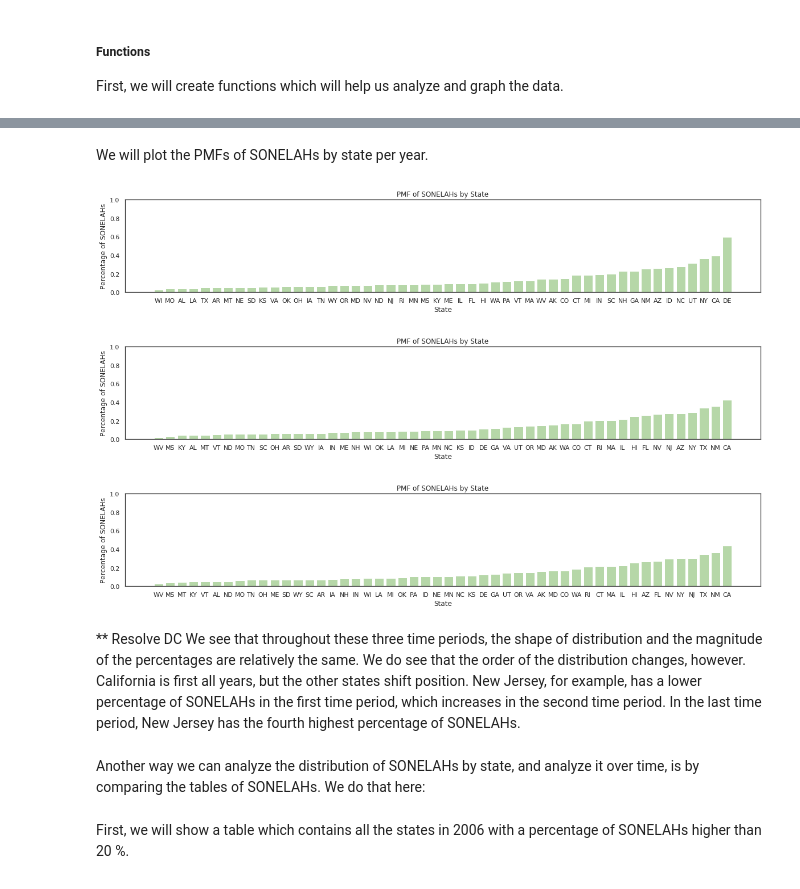
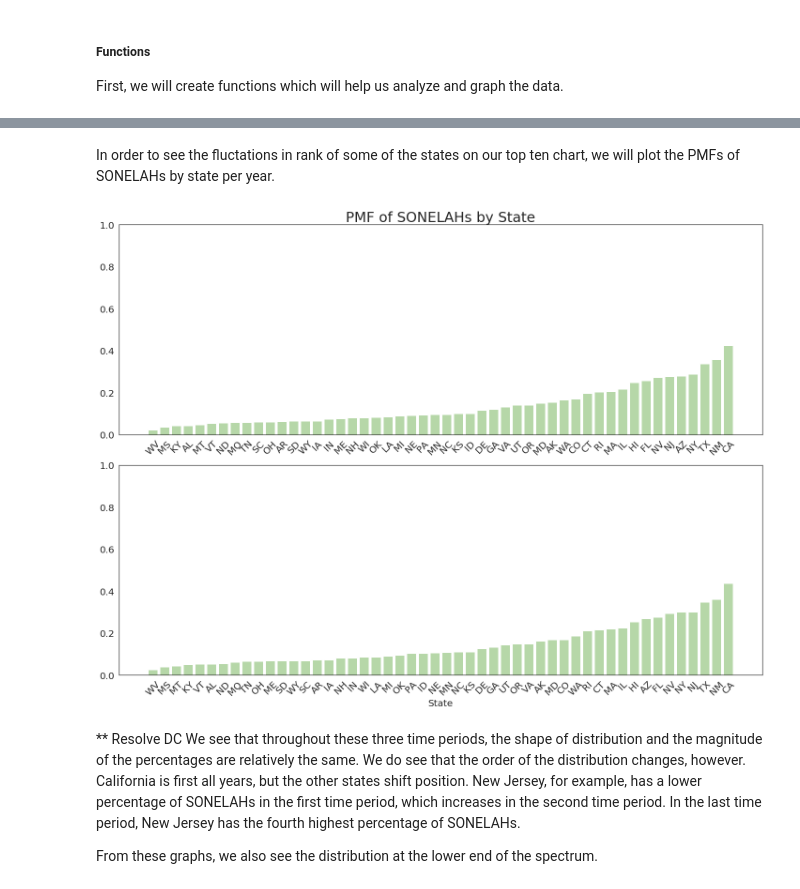
Before and after one commit to AllisonBusa/The-Mother-Tongue-of-US-Communities, a Jupyter notebook: finalfinal.ipynb, the cells around one changed output, grey strips where cells are left out. Drawn from its saved outputs; the diff is of its cells as text; code cells hidden in the pictures.

Commit message:
made subplots, reformatted table, talked about data

```diff
--- a/finalfinal.ipynb
+++ b/finalfinal.ipynb
@@ -154,7 +158,7 @@ def createPMFs(df):
 
     return df
 # %%
-def plotPMFs(df):
+def plotPMFs(df, ax=None):
     """
     Takes the dataframe which contains the number of EOS and SONELAHs per census file.
     Returns two graphs with PMF of only English speakers and PMF of speakers of
@@ -164,16 +168,19 @@ def plotPMFs(df):
     """
     dfwithPMF = createPMFs(df) #Adding a PMF column
     i =0 #begining a counter to help plot SONELAHs
-    plt.figure(figsize=(20, 3))
+    if ax is None:
+        plt.figure(figsize=(20, 3))
     for state in dfwithPMF["PMF"]:
-        plt.bar(i, state,  color='#B6D7A8')
+        ax.bar(i, state,  color='#B6D7A8')
         plt.autoscale(enable=True)
         plt.ylim([0.0,1.0])
-        plt.xticks(range(0,51), dfwithPMF["States"])
-        plt.title("PMF of SONELAHs by State")
-        plt.xlabel("State")
-        plt.ylabel("Percentage of SONELAHs")
+        plt.setp(ax, xticks=range(0,51), xticklabels=dfwithPMF["States"])
+        plt.setp(ax.get_xticklabels(), rotation=45)
+        plt.tick_params(axis='both', which='major', labelsize=20)
+        #ax.set_xlabel("State")
+        #ax.set_ylabel("Percentage of SONELAHs")
         i+=1
+    return ax
 # %%
 def createTemporalTable(df2000, df2006, df2009):
     """
@@ -258,23 +277,21 @@ createTemporalTable(df2000, df2006, df2009)
 # %% [markdown]
-We will plot the PMFs of SONELAHs by state per year.
+In order to see the fluctations in rank of some of the states on our top ten chart, we will plot the PMFs of SONELAHs by state per year.
-# %%
-one = plotPMFs(df2000)
-plotPMFs(df2006)
-plotPMFs(df2009)
-
-fig, (ax1,ax2) = plt.subplots(1,3, figsize=(10,4))  # 1 row, 2 columns
-plotPMFs(df2006, ax=ax1)
-df2.plot(..., ax=ax2)
-
-plt.tight_layout()
-# %% [output]
-[figure, removed]
-[figure, removed]
-[figure, removed]
+# %%
+
+fig, (ax1,ax2) = plt.subplots(2,1, figsize=(20,15), sharey=True)  # 1 row, 2 columns
+plotPMFs(df2006, ax=ax1)
+plotPMFs(df2009, ax=ax2)
+ax1.set_title('PMF of SONELAHs by State', fontsize=30)
+ax2.set_xlabel('State', fontsize=20)
+plt.setp(ax1.get_xticklabels(), rotation=45)
+ax1.tick_params(axis='both', which='major', labelsize=20)
+plt.tight_layout()
+# %% [output]
+[figure, added]
 # %% [markdown]
 ** Resolve DC
 We see that throughout these three time periods, the shape of distribution and the magnitude of the percentages are relatively the same. We do see that the order of the distribution changes, however. California is first all years, but the other states shift position. New Jersey, for example, has a lower percentage of SONELAHs in the first time period, which increases in the second time period. In the last time period, New Jersey has the fourth highest percentage of SONELAHs.
+
+</p>
+
+From these graphs, we also see the distribution at the lower end of the spectrum.
-# %% [markdown]
-Another way we can analyze the distribution of SONELAHs by state, and analyze it over time, is by comparing the tables of SONELAHs. We do that here:
-# %% [markdown]
-First, we will show a table which contains all the states in 2006 with a percentage of SONELAHs higher than 20 %.
```
Also changed, not shown: parts of 13 cells of this notebook.
